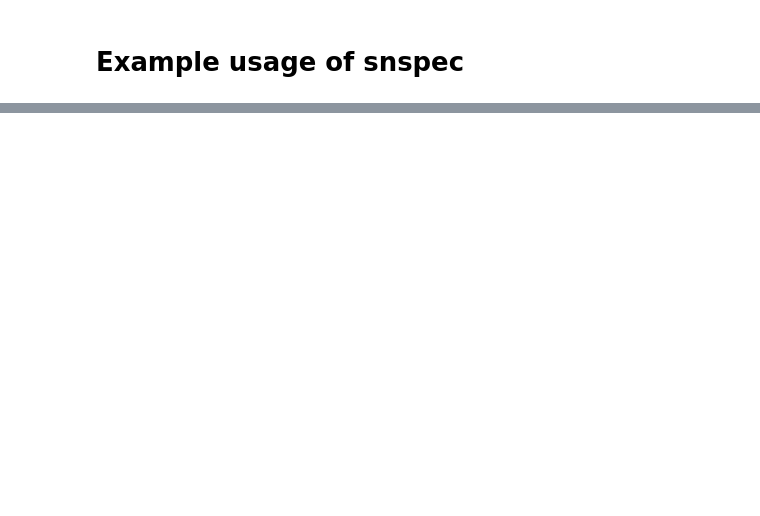
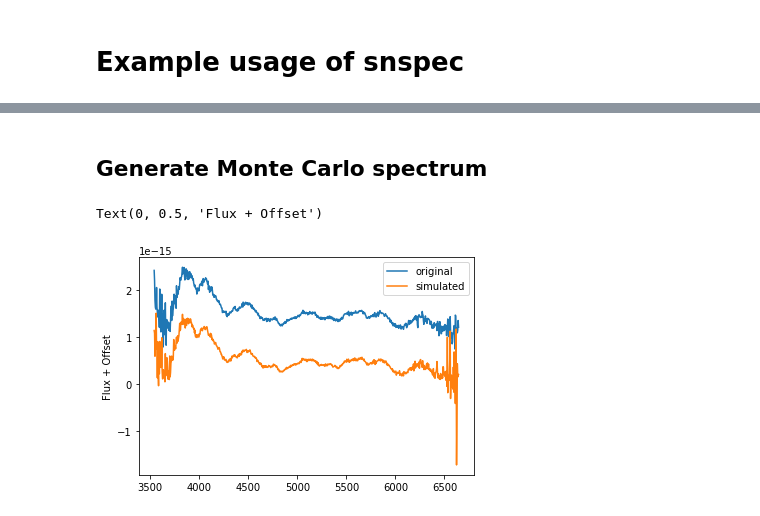
Before and after one commit to yang-jiawen/snspec, a Jupyter notebook: snspec/demo.ipynb, the cells around one changed output, grey strips where cells are left out. Cells and saved outputs as stored; diff of their text form; code cells hidden in the pictures; blank space fills up the shorter version.

```diff
--- a/snspec/demo.ipynb
+++ b/snspec/demo.ipynb
@@ -21,0 +35,10 @@ ax.legend()
+# %% [markdown]
+## Generate Monte Carlo spectrum
+# %%
+plt.plot(demo_spec.wavelength, demo_spec.flux+10e-16,label='original')
+plt.plot(*demo_spec.simulate_noise_spectrum(),label='simulated')
+plt.legend()
+plt.gca().set_ylabel('Flux + Offset')
+# %% [output]
+Text(0, 0.5, 'Flux + Offset')
+[figure, added]
```
Also changed, not shown: parts of 10 cells of this notebook, 1 other file.
